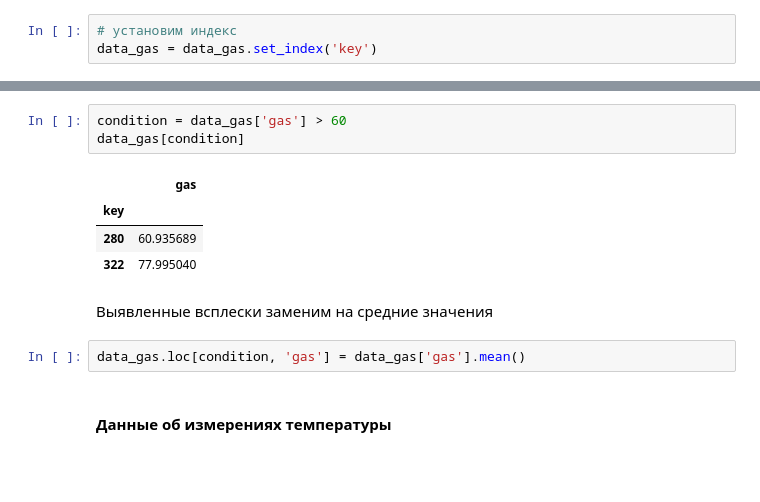
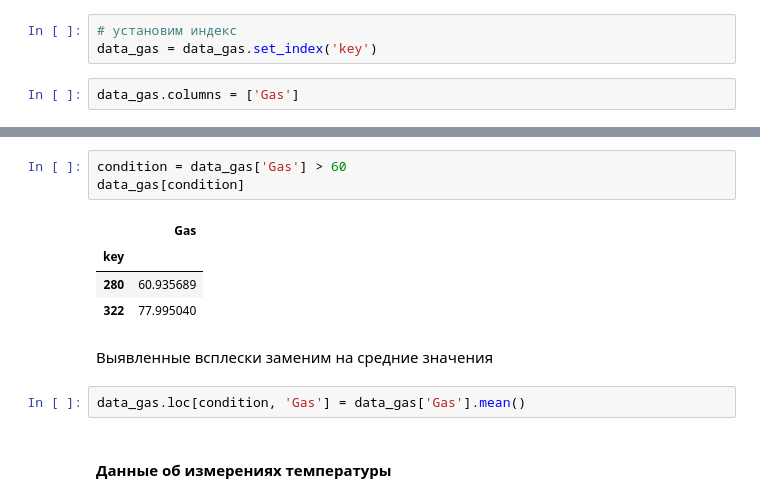
Before and after one commit to akrasnov87/yandex-practicum-final-project, a Jupyter notebook: industry.ipynb, the cells around one changed output, grey strips where cells are left out. Saved outputs shown, nothing was run; the diff lists cells and outputs as text; blank space fills up the shorter version.

```diff
--- a/industry.ipynb
+++ b/industry.ipynb
@@ -704,4 +712,6 @@ memory usage: 50.7 KB
 # %%
 # установим индекс
 data_gas = data_gas.set_index('key')
+# %%
+data_gas.columns = ['Gas']
 # %%
@@ -711,17 +721,17 @@ plt.show()
 # %% [output]
 [figure]
 # %%
-condition = data_gas['gas'] > 60
+condition = data_gas['Gas'] > 60
 data_gas[condition]
 # %% [output]
-|  | gas |
+|  | Gas |
 | key |  |
 | 280 | 60.935689 |
 | 322 | 77.995040 |
 # %% [markdown]
 Выявленные всплески заменим на средние значения
 # %%
-data_gas.loc[condition, 'gas'] = data_gas['gas'].mean()
+data_gas.loc[condition, 'Gas'] = data_gas['Gas'].mean()
 # %% [markdown]
 #### Данные об измерениях температуры
 # %% [markdown]
```
Also changed, not shown: parts of 28 cells of this notebook.
